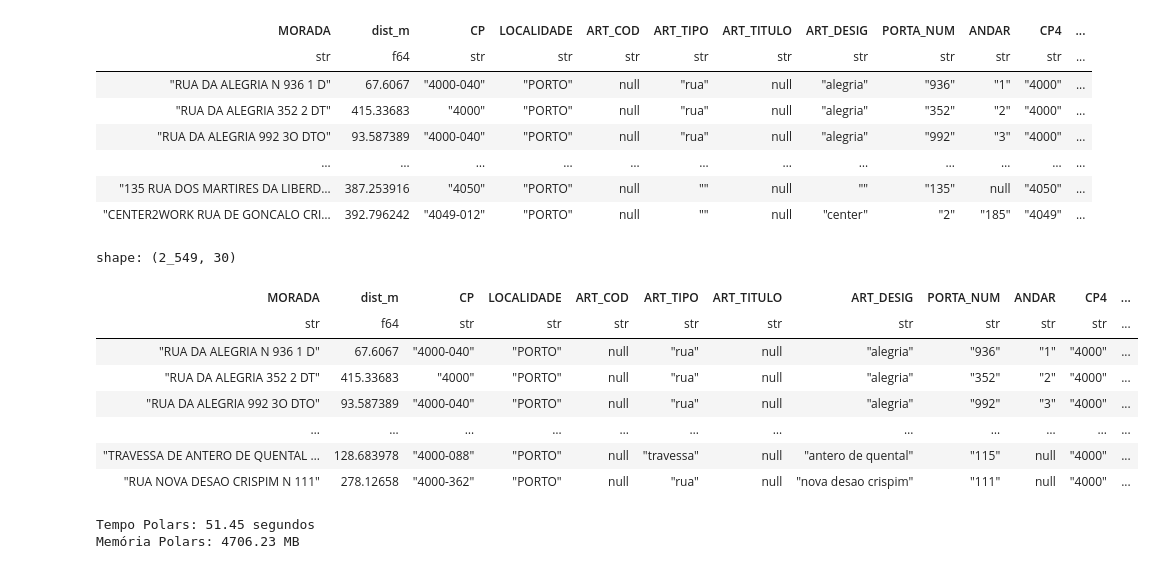
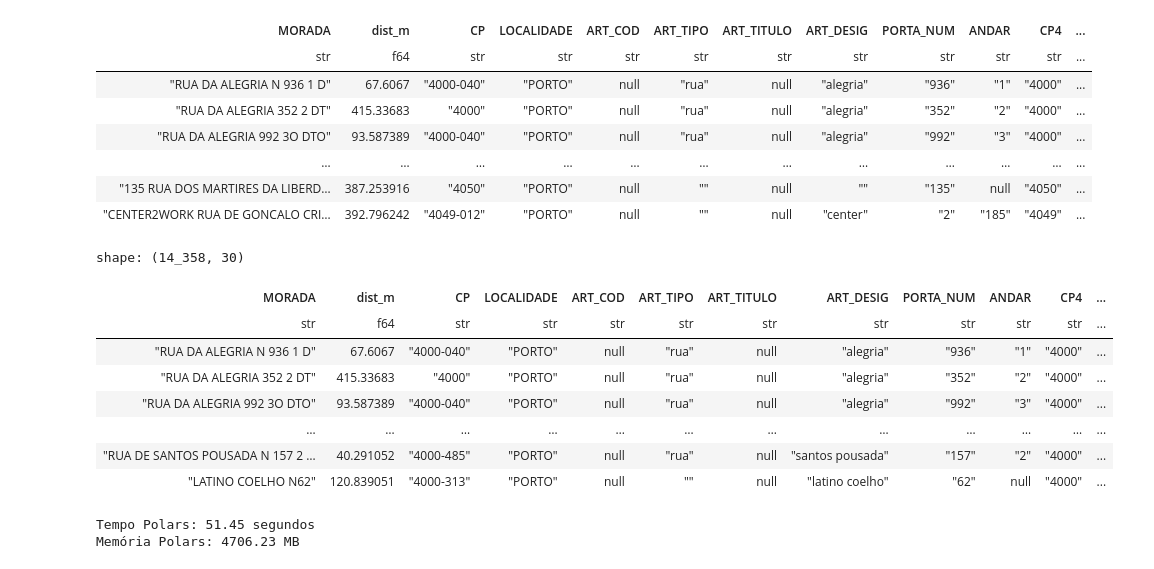
Before and after one commit to ruben-filipe-rocha/SAE, a Jupyter notebook: Moradas_polars_SAE_V5.ipynb, the cells around one changed output. Saved outputs shown, nothing was run; the diff lists cells and outputs as text; code cells hidden in the pictures.

```diff
--- a/Moradas_polars_SAE_V5.ipynb
+++ b/Moradas_polars_SAE_V5.ipynb
@@ -595,19 +595,19 @@ shape: (20_110, 30)
 | "135 RUA DOS MARTIRES DA LIBERD… | 387.253916 | "4050" | "PORTO" | null | "" | null | "" | "135" | null | "4050" | ... |
 | "CENTER2WORK RUA DE GONCALO CRI… | 392.796242 | "4049-012" | "PORTO" | null | "" | null | "center" | "2" | "185" | "4049" | ... |
 # %%
-melhores_80 = melhores_matches.filter(pl.col("score") >= 0.8)
+melhores_80 = melhores_matches.filter(pl.col("score") >= 0.6)
 
 melhores_80
 # %% [output]
-shape: (2_549, 30)
+shape: (14_358, 30)
 | MORADA | dist_m | CP | LOCALIDADE | ART_COD | ART_TIPO | ART_TITULO | ART_DESIG | PORTA_NUM | ANDAR | CP4 | ... |
 | str | f64 | str | str | str | str | str | str | str | str | str | ... |
 | "RUA DA ALEGRIA N 936 1 D" | 67.6067 | "4000-040" | "PORTO" | null | "rua" | null | "alegria" | "936" | "1" | "4000" | ... |
 | "RUA DA ALEGRIA 352 2 DT" | 415.33683 | "4000" | "PORTO" | null | "rua" | null | "alegria" | "352" | "2" | "4000" | ... |
 | "RUA DA ALEGRIA 992 3O DTO" | 93.587389 | "4000-040" | "PORTO" | null | "rua" | null | "alegria" | "992" | "3" | "4000" | ... |
 | … | … | … | … | … | … | … | … | … | … | … | ... |
-| "TRAVESSA DE ANTERO DE QUENTAL … | 128.683978 | "4000-088" | "PORTO" | null | "travessa" | null | "antero de quental" | "115" | null | "4000" | ... |
-| "RUA NOVA DESAO CRISPIM N 111" | 278.12658 | "4000-362" | "PORTO" | null | "rua" | null | "nova desao crispim" | "111" | null | "4000" | ... |
+| "RUA DE SANTOS POUSADA N 157 2 … | 40.291052 | "4000-485" | "PORTO" | null | "rua" | null | "santos pousada" | "157" | "2" | "4000" | ... |
+| "LATINO COELHO N62" | 120.839051 | "4000-313" | "PORTO" | null | "" | null | "latino coelho" | "62" | null | "4000" | ... |
 # %%
 m1 = psutil.Process(os.getpid()).memory_info().rss / 1024**2
 print("Tempo Polars:", round(time.time() - start, 2), "segundos")
```
